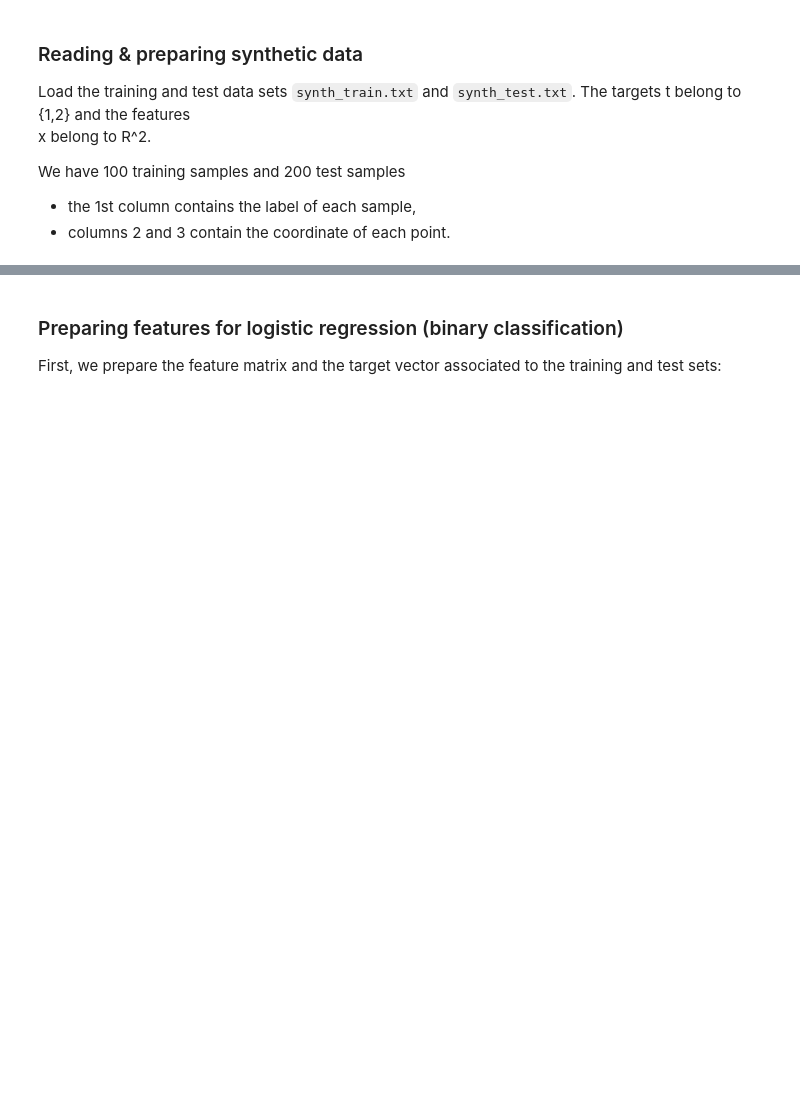
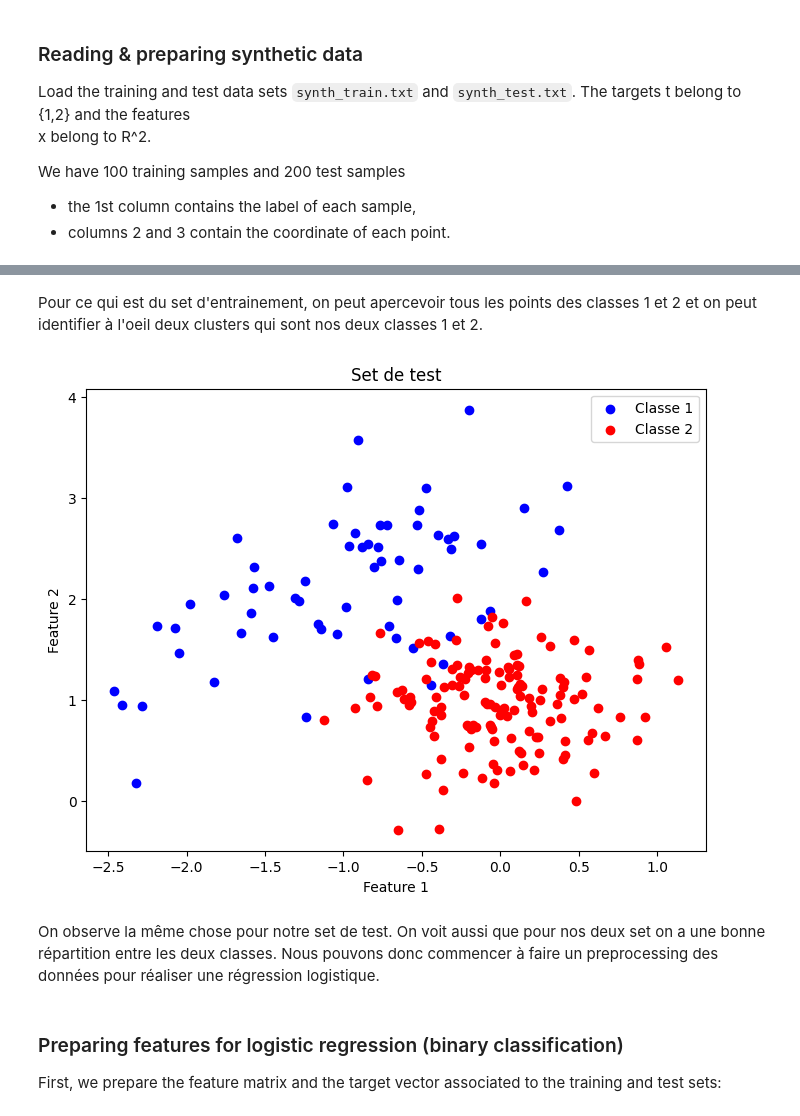
Before and after one commit to mcaron01/decsion-et-apprentissage-sdi, a Jupyter notebook: TP3/TP3_archive/TP3_archive/TP3_BACQUET_CARON.ipynb, the cells around one changed output, grey strips where cells are left out. Saved outputs shown, nothing was run; the diff lists cells and outputs as text; code cells hidden in the pictures; blank space fills up the shorter version.

```diff
--- a/TP3/TP3_archive/TP3_archive/TP3_BACQUET_CARON.ipynb
+++ b/TP3/TP3_archive/TP3_archive/TP3_BACQUET_CARON.ipynb
@@ -106,3 +121,20 @@ N_test = np.size(x_test,axis=0)
+# %% [markdown]
+Pour ce qui est du set d'entrainement, on peut apercevoir tous les points des classes 1 et 2 et on peut identifier à l'oeil deux clusters qui sont nos deux classes 1 et 2.
+# %%
+# Affichage du set de test
+plt.figure(figsize=(8, 6))
+plt.scatter(x_test[class_test_1, 0], x_test[class_test_1, 1], c='b', label='Classe 1')
+plt.scatter(x_test[class_test_2, 0], x_test[class_test_2, 1], c='r', label='Classe 2')
+plt.title('Set de test')
+plt.xlabel('Feature 1')
+plt.ylabel('Feature 2')
+plt.legend()
+plt.savefig("img/premiere-visualisation-set-test.png")
+plt.show()
+# %% [output]
+[figure, added]
+# %% [markdown]
+On observe la même chose pour notre set de test. On voit aussi que pour nos deux set on a une bonne répartition entre les deux classes. Nous pouvons donc commencer à faire un preprocessing des données pour réaliser une régression logistique.
 # %% [markdown]
 ### Preparing features for logistic regression (binary classification)
 First, we prepare the feature matrix and the target vector associated to
```
Also changed, not shown: parts of 2 cells of this notebook, 2 other files.
